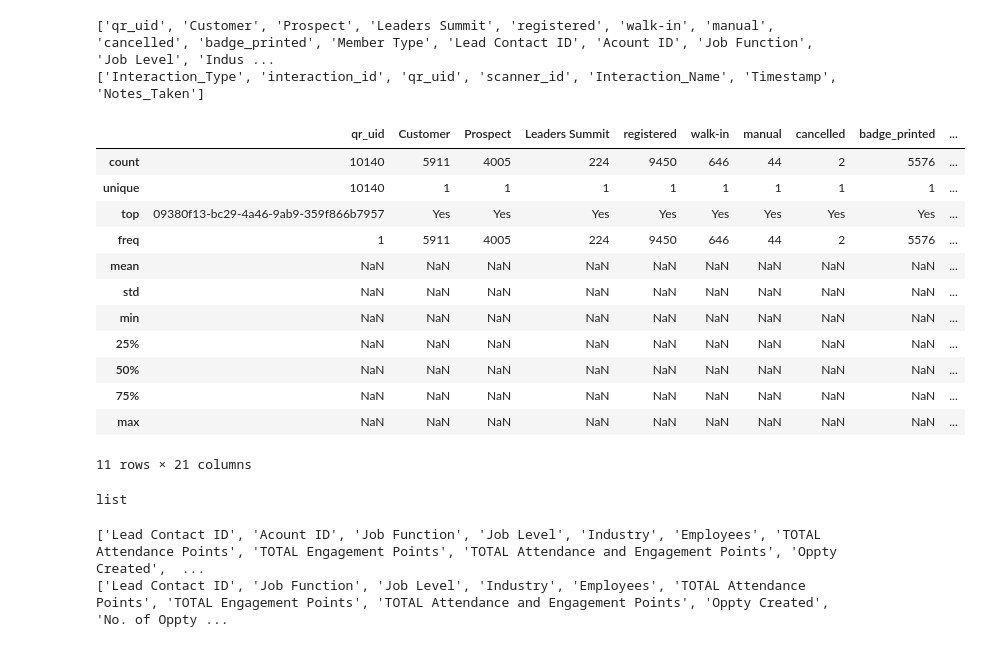
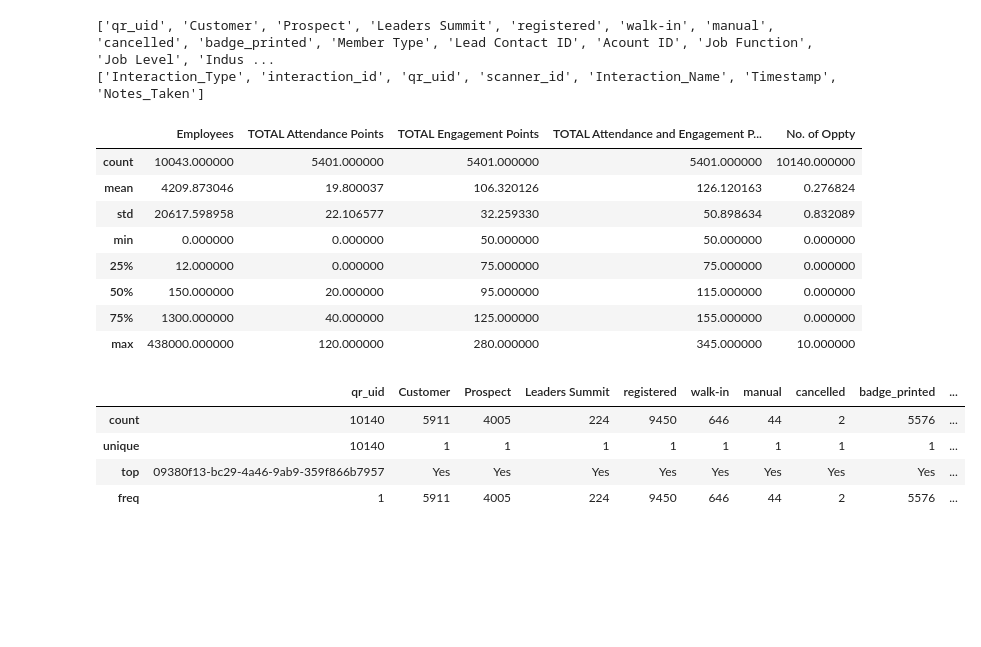
Before and after one commit to GeoffPidcock/Tradeshow, a Jupyter notebook: TradeShow_HomeWork2.ipynb, the cells around one changed output. Cells and saved outputs as stored; diff of their text form; code cells hidden in the pictures; blank space fills up the shorter version.

```diff
--- a/TradeShow_HomeWork2.ipynb
+++ b/TradeShow_HomeWork2.ipynb
@@ -40,38 +51,25 @@ print(list(Inter.columns))
 # %% [output]
 ['qr_uid', 'Customer', 'Prospect', 'Leaders Summit', 'registered', 'walk-in', 'manual', 'cancelled', 'badge_printed', 'Member Type', 'Lead Contact ID', 'Acount ID', 'Job Function', 'Job Level', 'Indus ...
 ['Interaction_Type', 'interaction_id', 'qr_uid', 'scanner_id', 'Interaction_Name', 'Timestamp', 'Notes_Taken']
+# %%
+# Focusing on Deleg for the initial query
+Deleg.describe()
+# Deleg.describe(include='all')
+# %% [output]
+|  | Employees | TOTAL Attendance Points | TOTAL Engagement Points | TOTAL Attendance and Engagement P... | No. of Oppty |
+| count | 10043.000000 | 5401.000000 | 5401.000000 | 5401.000000 | 10140.000000 |
+| mean | 4209.873046 | 19.800037 | 106.320126 | 126.120163 | 0.276824 |
+| std | 20617.598958 | 22.106577 | 32.259330 | 50.898634 | 0.832089 |
+| min | 0.000000 | 0.000000 | 50.000000 | 50.000000 | 0.000000 |
+| 25% | 12.000000 | 0.000000 | 75.000000 | 75.000000 | 0.000000 |
+| 50% | 150.000000 | 20.000000 | 95.000000 | 115.000000 | 0.000000 |
+| 75% | 1300.000000 | 40.000000 | 125.000000 | 155.000000 | 0.000000 |
+| max | 438000.000000 | 120.000000 | 280.000000 | 345.000000 | 10.000000 |
 # %%
-Deleg.describe(include='all')
+Deleg.describe(include=['object'])
 # %% [output]
 |  | qr_uid | Customer | Prospect | Leaders Summit | registered | walk-in | manual | cancelled | badge_printed | ... |
 | count | 10140 | 5911 | 4005 | 224 | 9450 | 646 | 44 | 2 | 5576 | ... |
 | unique | 10140 | 1 | 1 | 1 | 1 | 1 | 1 | 1 | 1 | ... |
 | top | 09380f13-bc29-4a46-9ab9-359f866b7957 | Yes | Yes | Yes | Yes | Yes | Yes | Yes | Yes | ... |
 | freq | 1 | 5911 | 4005 | 224 | 9450 | 646 | 44 | 2 | 5576 | ... |
-| mean | NaN | NaN | NaN | NaN | NaN | NaN | NaN | NaN | NaN | ... |
-| std | NaN | NaN | NaN | NaN | NaN | NaN | NaN | NaN | NaN | ... |
-| min | NaN | NaN | NaN | NaN | NaN | NaN | NaN | NaN | NaN | ... |
-| 25% | NaN | NaN | NaN | NaN | NaN | NaN | NaN | NaN | NaN | ... |
-| 50% | NaN | NaN | NaN | NaN | NaN | NaN | NaN | NaN | NaN | ... |
-| 75% | NaN | NaN | NaN | NaN | NaN | NaN | NaN | NaN | NaN | ... |
-| max | NaN | NaN | NaN | NaN | NaN | NaN | NaN | NaN | NaN | ... |
-11 rows × 21 columns
-# %%
-featureA=list(Deleg.columns)[:10]
-featureB=list(Deleg.columns)[10:]
-DelegA=Deleg[featureA]
-DelegB=Deleg[featureB]
-# pandas_profiling.ProfileReport(DelegB)
-# There's an issue somewhere in feature 11 on.
-# %% [output]
-list
-# %%
-# len(featureB)
-# featureB[11]
-featureB=list(Deleg.columns)[10:]
-print(featureB)
-featureB.pop(1)
-print(featureB)
-# %% [output]
-['Lead Contact ID', 'Acount ID', 'Job Function', 'Job Level', 'Industry', 'Employees', 'TOTAL Attendance Points', 'TOTAL Engagement Points', 'TOTAL Attendance and Engagement Points', 'Oppty Created',  ...
-['Lead Contact ID', 'Job Function', 'Job Level', 'Industry', 'Employees', 'TOTAL Attendance Points', 'TOTAL Engagement Points', 'TOTAL Attendance and Engagement Points', 'Oppty Created', 'No. of Oppty ...
```
Also changed, not shown: parts of 63 cells of this notebook, 7 other files.
